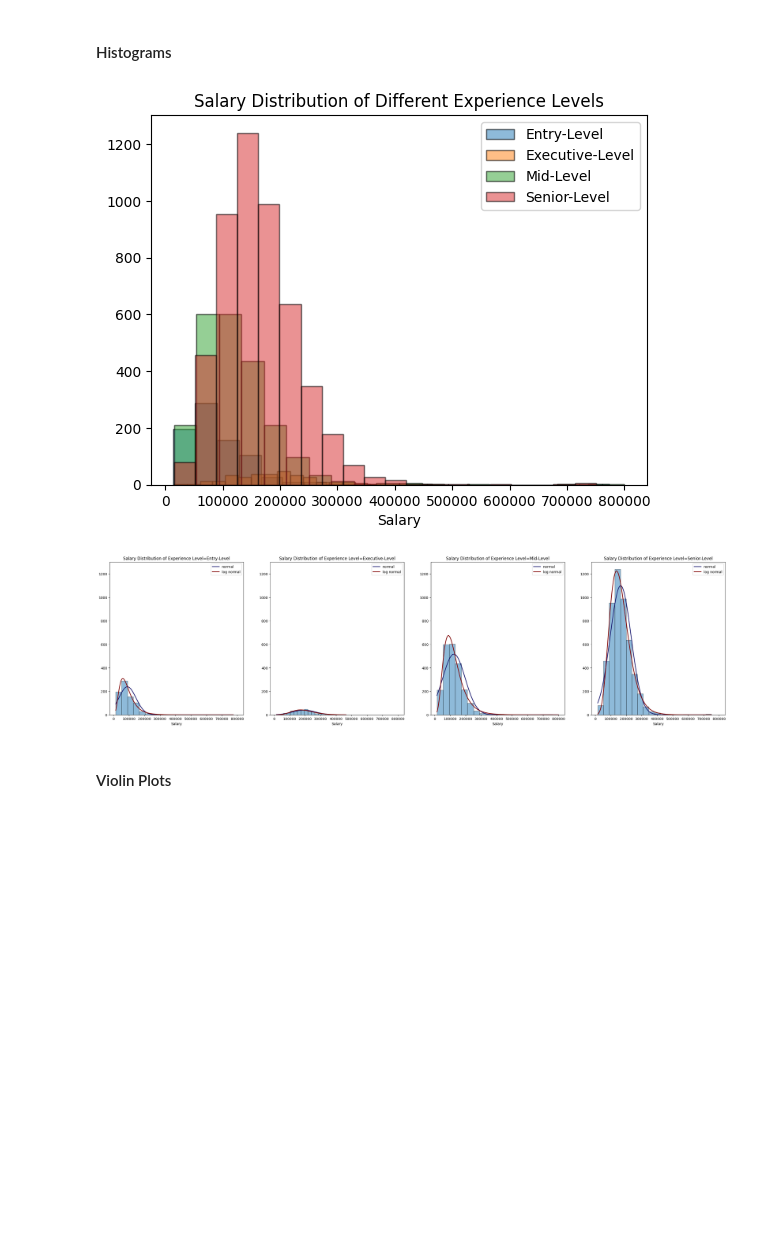
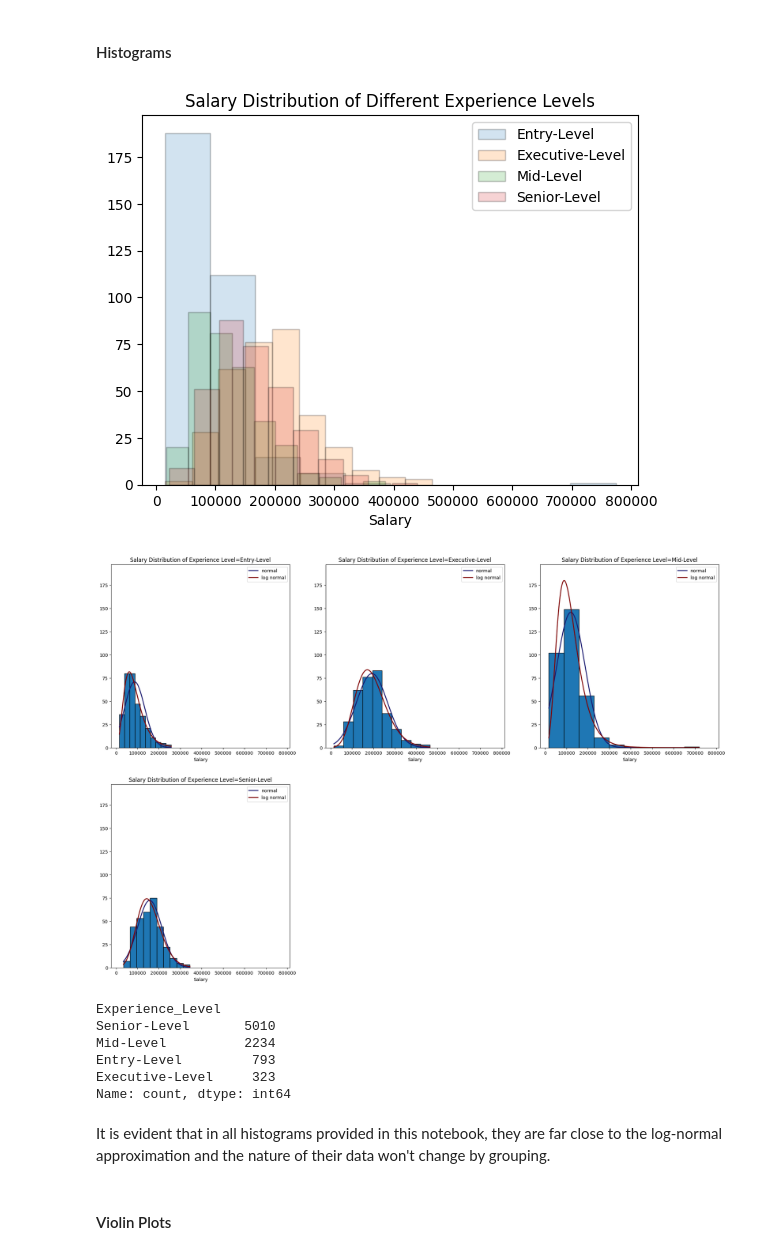
Before and after one commit to ALotov2000/data_science-CA2, a Jupyter notebook: task-2/report.ipynb, the cells around one changed output. Drawn from its saved outputs; the diff is of its cells as text; code cells hidden in the pictures; blank space fills up the shorter version.

Commit message:
notebook: used the sample feature for some criteria + some notes added

```diff
--- a/task-2/report.ipynb
+++ b/task-2/report.ipynb
@@ -156,8 +155,8 @@ See the caveats in the documentation: https://pandas.pydata.org/pandas-docs/stab
 from task2.plot import *
 # %%
 finalized_df = filtered_df
-n_bins = 20
-n_cols = 4
+n_bins = 10
+n_cols = 3
 # %% [markdown]
 ### Histogram of All Salaries
 # %%
@@ -218,10 +219,21 @@ finalized_df.sort_values(ascending=False, by='Salary_in_USD')[:10]
 # %% [markdown]
 #### Histograms
 # %%
-do_histograms(finalized_df, grouping_column='Experience_Level', n_bins=n_bins, n_cols=n_cols)
+do_histograms(finalized_df, grouping_column='Experience_Level', n_bins=n_bins, n_cols=n_cols, full=False)
 # %% [output]
-[figure, old version]
+[figure, new version]
-[figure, old version]
+[figure, new version]
+# %%
+finalized_df['Experience_Level'].value_counts()
+# %% [output]
+Experience_Level
+Senior-Level       5010
+Mid-Level          2234
+Entry-Level         793
+Executive-Level     323
+Name: count, dtype: int64
+# %% [markdown]
+It is evident that in all histograms provided in this notebook, they are far close to the log-normal approximation and the nature of their data won't change by grouping.
 # %% [markdown]
 #### Violin Plots
 # %%
```
Also changed, not shown: parts of 31 cells of this notebook.
